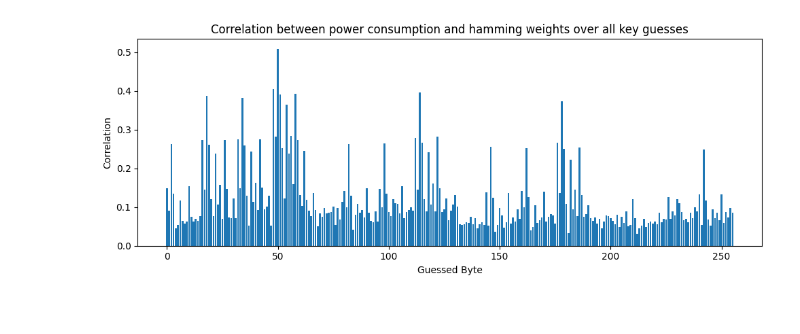
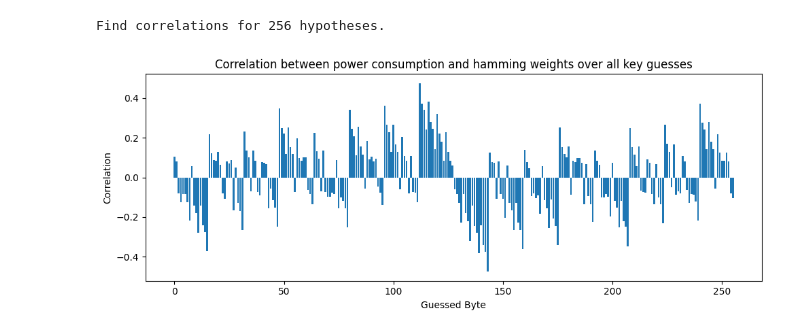
Before and after one commit to Makowe/impl-attck, a Jupyter notebook: simon/simon_64_128_simulation.ipynb, the cells around one changed output. Drawn from its saved outputs; the diff is of its cells as text; code cells hidden in the pictures.

```diff
--- a/simon/simon_64_128_simulation.ipynb
+++ b/simon/simon_64_128_simulation.ipynb
@@ -248,30 +211,25 @@ plt.show()
 # %%
-# Print max correlation for all guessed bytes
+# start with empty key as hypothesis
+empty_key = np.zeros((4,), dtype=np.uint32)
+start_hypo = KeyHypothesis(empty_key, 0)
 
-consumptions = np.array([m[2] for m in measurements], dtype=np.uint32)
+hypos = start_hypo.get_sub_hypos()
 
-max_corrs = np.zeros((256,), dtype=np.float64)
+print(f"Find correlations for {len(hypos)} hypotheses.")
 
+for hypo in hypos:
+    calc_corr_for_hypo(hypo, measurements)
 
-guessed_key = np.zeros((4,), dtype=np.uint32)
-for guessed_byte in range(256):
-    guessed_key[3] = guessed_byte
-
-    predicted_hws = np.array(
-            [get_hw_for_guessed_key_byte(m[0], guessed_key, 0, 0xFF) for m in measurements],
-            dtype=np.uint32)
-
-
-    corrs = np.array([np.corrcoef(predicted_hws, consumptions[:, t])[0, 1] for t in range(VALS_PER_MEASUREMENT)], dtype=np.float64)
-    max_corrs[guessed_byte] = np.max(corrs)
+corrs = [h.corr for h in hypos]
 
 plt.figure(figsize=(10,4))
-x = np.arange(len(max_corrs))
-plt.bar(x, max_corrs)
+x = np.arange(len(corrs))
+plt.bar(x, corrs)
 plt.xlabel("Guessed Byte")
 plt.ylabel("Correlation")
 plt.title(f"Correlation between power consumption and hamming weights over all key guesses")
 plt.tight_layout()
 plt.show()
 # %% [output]
+Find correlations for 256 hypotheses.
-[figure, old version]
+[figure, new version]
```
Also changed, not shown: parts of 15 cells of this notebook, 1 other file.
